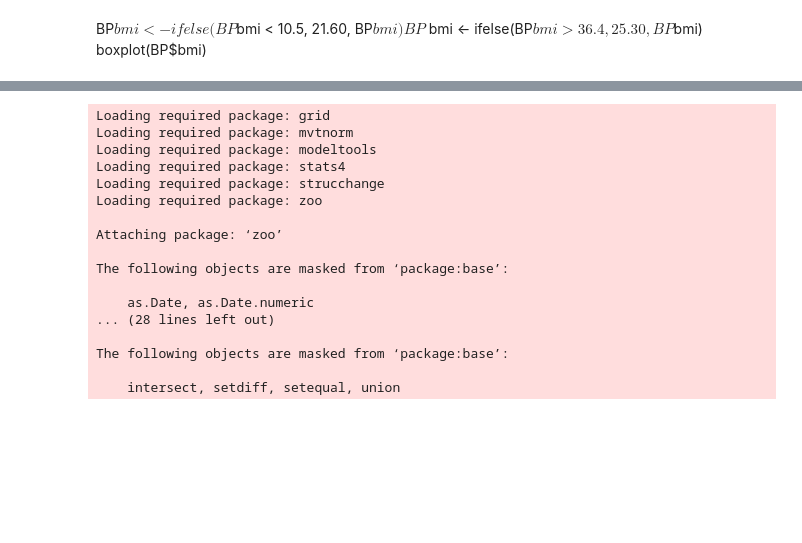
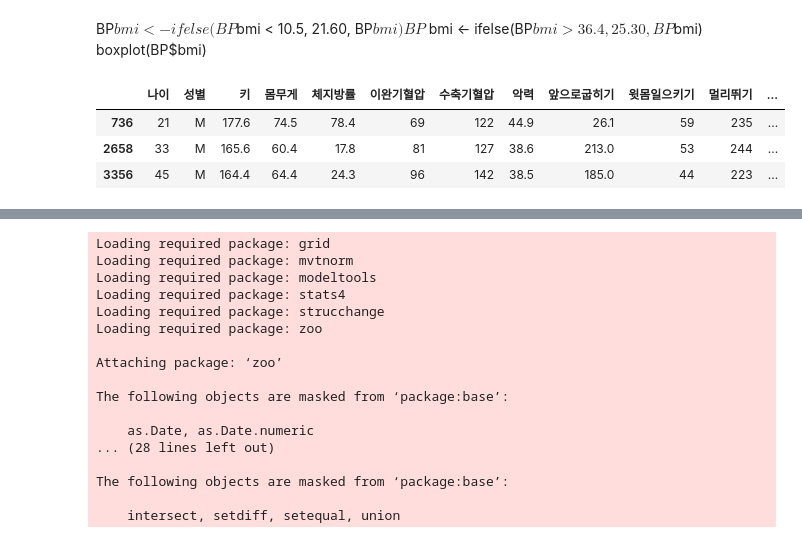
Before and after one commit to swyoo39/R_base, a Jupyter notebook: R_base/220607_BP.ipynb, the cells around one changed output, grey strips where cells are left out. Saved outputs shown, nothing was run; the diff lists cells and outputs as text; code cells hidden in the pictures; blank space fills up the shorter version.

```diff
--- a/R_base/220607_BP.ipynb
+++ b/R_base/220607_BP.ipynb
@@ -209,3 +99,10 @@ Length  Class   Mode
 BP$bmi <- ifelse(BP$bmi < 10.5, 21.60, BP$bmi)
 BP$bmi <- ifelse(BP$bmi > 36.4, 25.30, BP$bmi)
 boxplot(BP$bmi)
+# %%
+BP[c(736,2658,3356),]
+# %% [output]
+|  | 나이 | 성별 | 키 | 몸무게 | 체지방률 | 이완기혈압 | 수축기혈압 | 악력 | 앞으로굽히기 | 윗몸일으키기 | 멀리뛰기 | ... |
+| 736 | 21 | M | 177.6 | 74.5 | 78.4 | 69 | 122 | 44.9 | 26.1 | 59 | 235 | ... |
+| 2658 | 33 | M | 165.6 | 60.4 | 17.8 | 81 | 127 | 38.6 | 213.0 | 53 | 244 | ... |
+| 3356 | 45 | M | 164.4 | 64.4 | 24.3 | 96 | 142 | 38.5 | 185.0 | 44 | 223 | ... |
```
Also changed, not shown: parts of 22 cells of this notebook, 1 other file.
